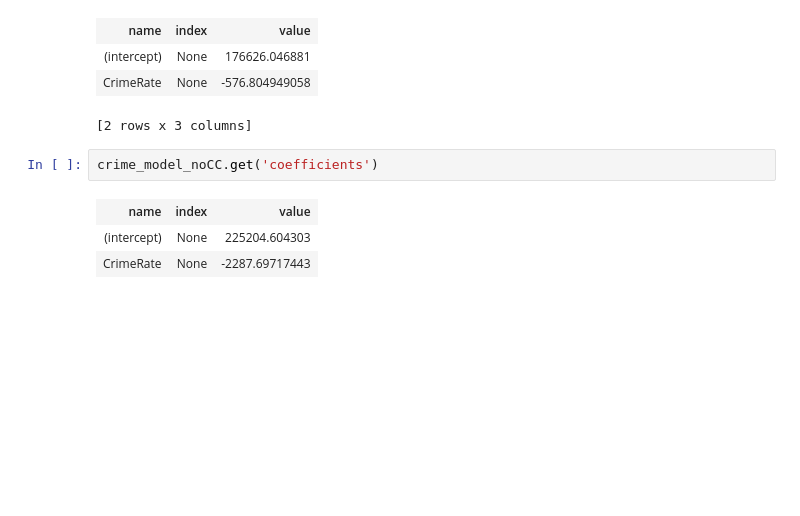
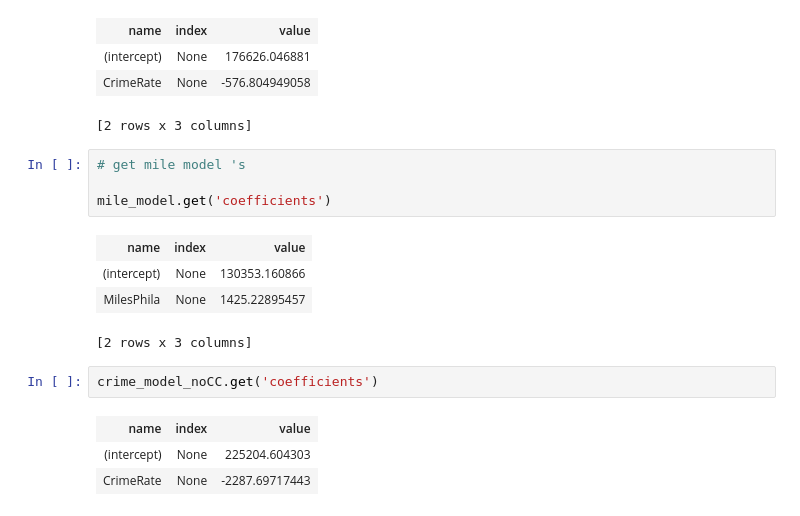
Before and after one commit to kzjeef/ml-regression-code, a Jupyter notebook: week1/demo1/PhillyCrime.ipynb, the cells around one changed output. Saved outputs shown, nothing was run; the diff lists cells and outputs as text; blank space fills up the shorter version.

```diff
--- a/week1/demo1/PhillyCrime.ipynb
+++ b/week1/demo1/PhillyCrime.ipynb
@@ -104,6 +123,15 @@ crime_model.get('coefficients')
 | (intercept) | None | 176626.046881 |
 | CrimeRate | None | -576.804949058 |
 [2 rows x 3 columns]
+# %%
+# get mile model 's
+
+mile_model.get('coefficients')
+# %% [output]
+| name | index | value |
+| (intercept) | None | 130353.160866 |
+| MilesPhila | None | 1425.22895457 |
+[2 rows x 3 columns]
 # %%
 crime_model_noCC.get('coefficients')
 # %% [output]
```
Also changed, not shown: parts of 6 cells of this notebook, 1 other file.
